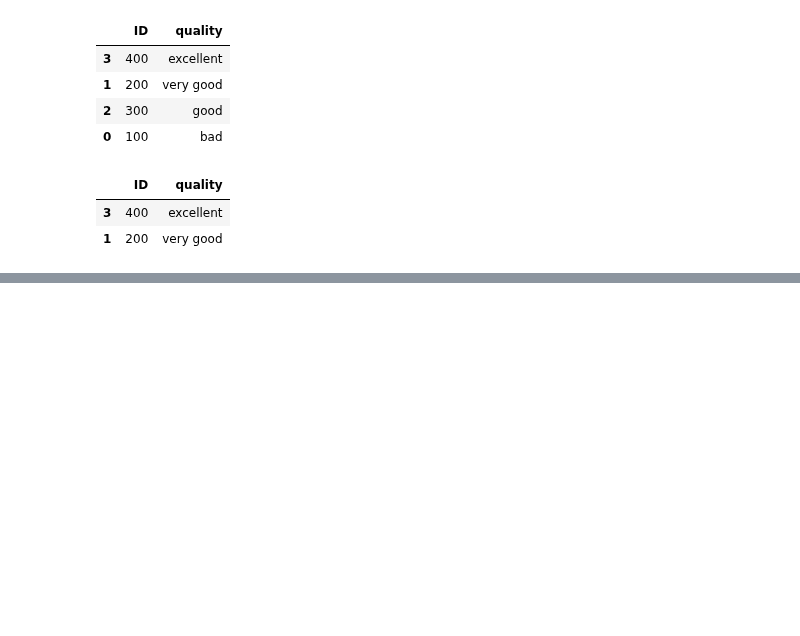
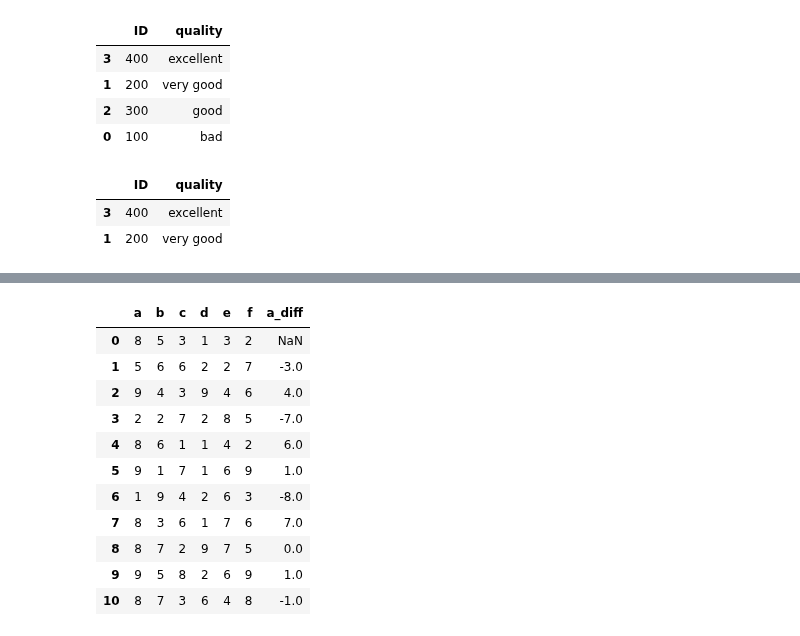
Before and after one commit to poorialari2017/ML_git001, a Jupyter notebook: MLproj002/Pooria/01 Preprocessing/Pandas/02 30Trick of Pandas.ipynb, the cells around one changed output, grey strips where cells are left out. Cells and saved outputs as stored; diff of their text form; code cells hidden in the pictures; blank space fills up the shorter version.

```diff
--- a/MLproj002/Pooria/01 Preprocessing/Pandas/02 30Trick of Pandas.ipynb
+++ b/MLproj002/Pooria/01 Preprocessing/Pandas/02 30Trick of Pandas.ipynb
@@ -1758,0 +1776,3 @@ gc.collect()
+# %%
+dft20 = genarate_data()
+dft20
@@ -1758,0 +1792,16 @@ gc.collect()
+# %%
+dft20['a_diff'] = dft20.a.diff()
+dft20
+# %% [output]
+|  | a | b | c | d | e | f | a_diff |
+| 0 | 8 | 5 | 3 | 1 | 3 | 2 | NaN |
+| 1 | 5 | 6 | 6 | 2 | 2 | 7 | -3.0 |
+| 2 | 9 | 4 | 3 | 9 | 4 | 6 | 4.0 |
+| 3 | 2 | 2 | 7 | 2 | 8 | 5 | -7.0 |
+| 4 | 8 | 6 | 1 | 1 | 4 | 2 | 6.0 |
+| 5 | 9 | 1 | 7 | 1 | 6 | 9 | 1.0 |
+| 6 | 1 | 9 | 4 | 2 | 6 | 3 | -8.0 |
+| 7 | 8 | 3 | 6 | 1 | 7 | 6 | 7.0 |
+| 8 | 8 | 7 | 2 | 9 | 7 | 5 | 0.0 |
+| 9 | 9 | 5 | 8 | 2 | 6 | 9 | 1.0 |
+| 10 | 8 | 7 | 3 | 6 | 4 | 8 | -1.0 |
```
Also changed, not shown: parts of 10 cells of this notebook.
